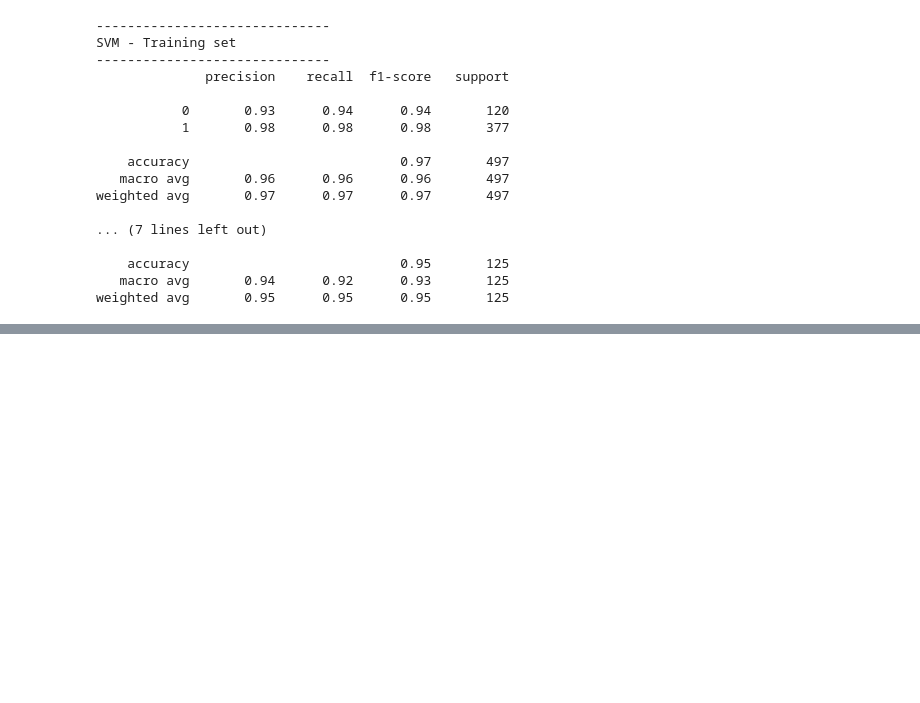
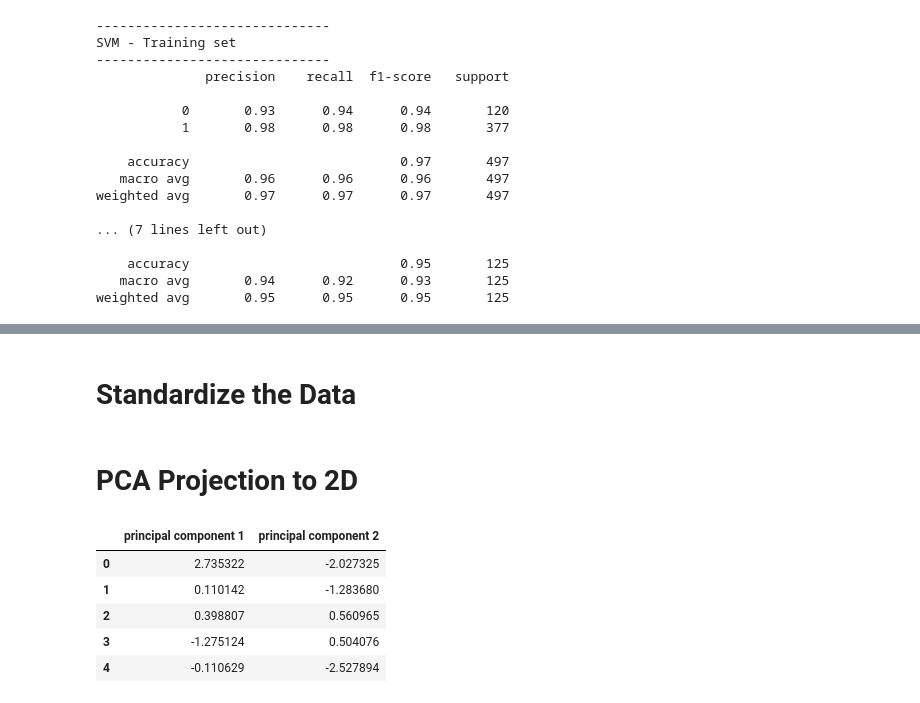
Before and after one commit to prajwollamichhane11/The-Covid19-Detector, a Jupyter notebook: Generating and Predicting the Model.ipynb, the cells around one changed output, grey strips where cells are left out. Drawn from its saved outputs; the diff is of its cells as text; code cells hidden in the pictures; blank space fills up the shorter version.

```diff
--- a/Generating and Predicting the Model.ipynb
+++ b/Generating and Predicting the Model.ipynb
@@ -115,0 +147,2 @@ weighted avg       0.95      0.95      0.95       125
+# %% [markdown]
+# Standardize the Data
@@ -115,0 +163,2 @@ weighted avg       0.95      0.95      0.95       125
+# %% [markdown]
+# PCA Projection to 2D
@@ -115,0 +171,9 @@ weighted avg       0.95      0.95      0.95       125
+# %%
+principalDf.head()
+# %% [output]
+|  | principal component 1 | principal component 2 |
+| 0 | 2.735322 | -2.027325 |
+| 1 | 0.110142 | -1.283680 |
+| 2 | 0.398807 | 0.560965 |
+| 3 | -1.275124 | 0.504076 |
+| 4 | -0.110629 | -2.527894 |
```
Also changed, not shown: parts of 10 cells of this notebook.
